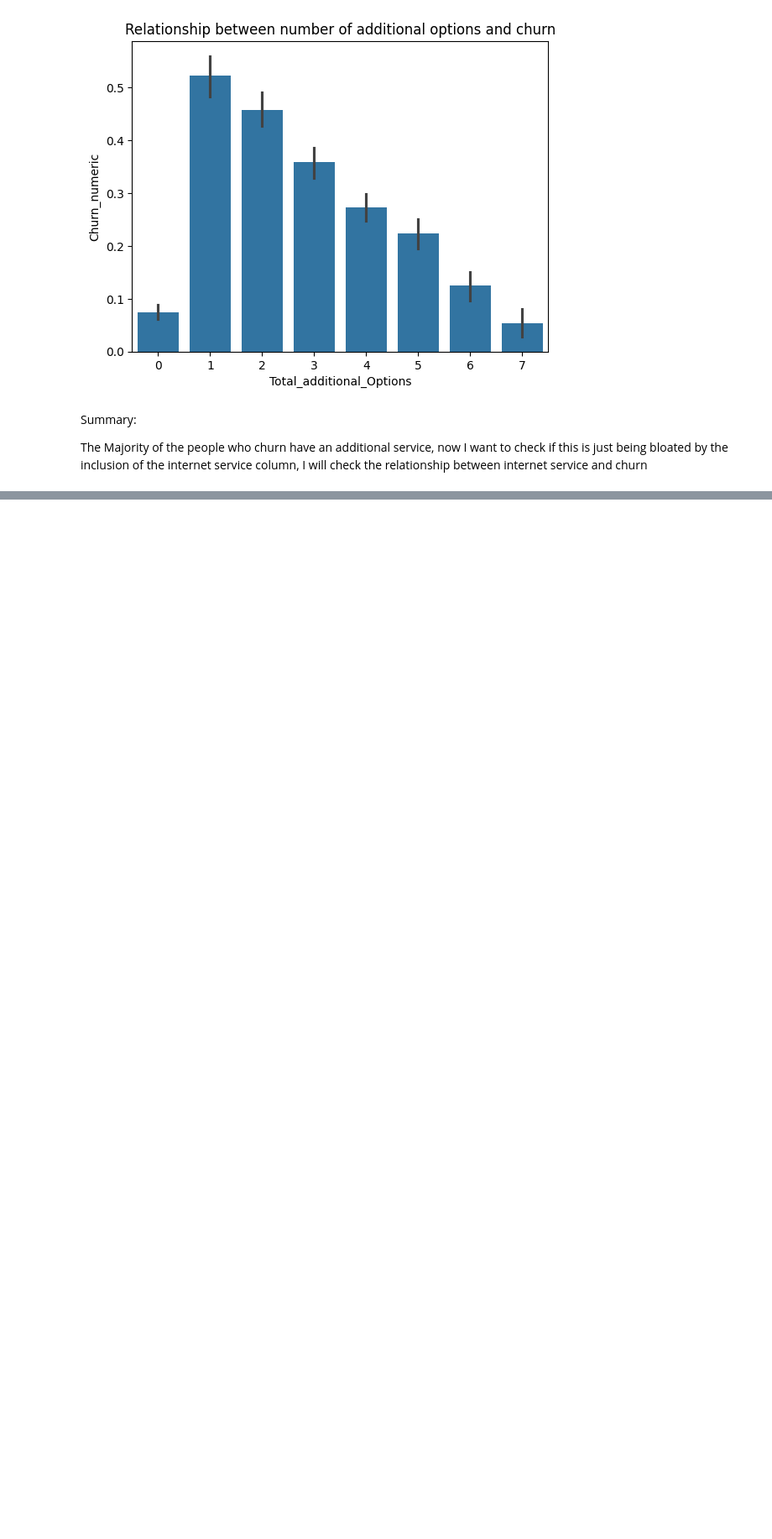
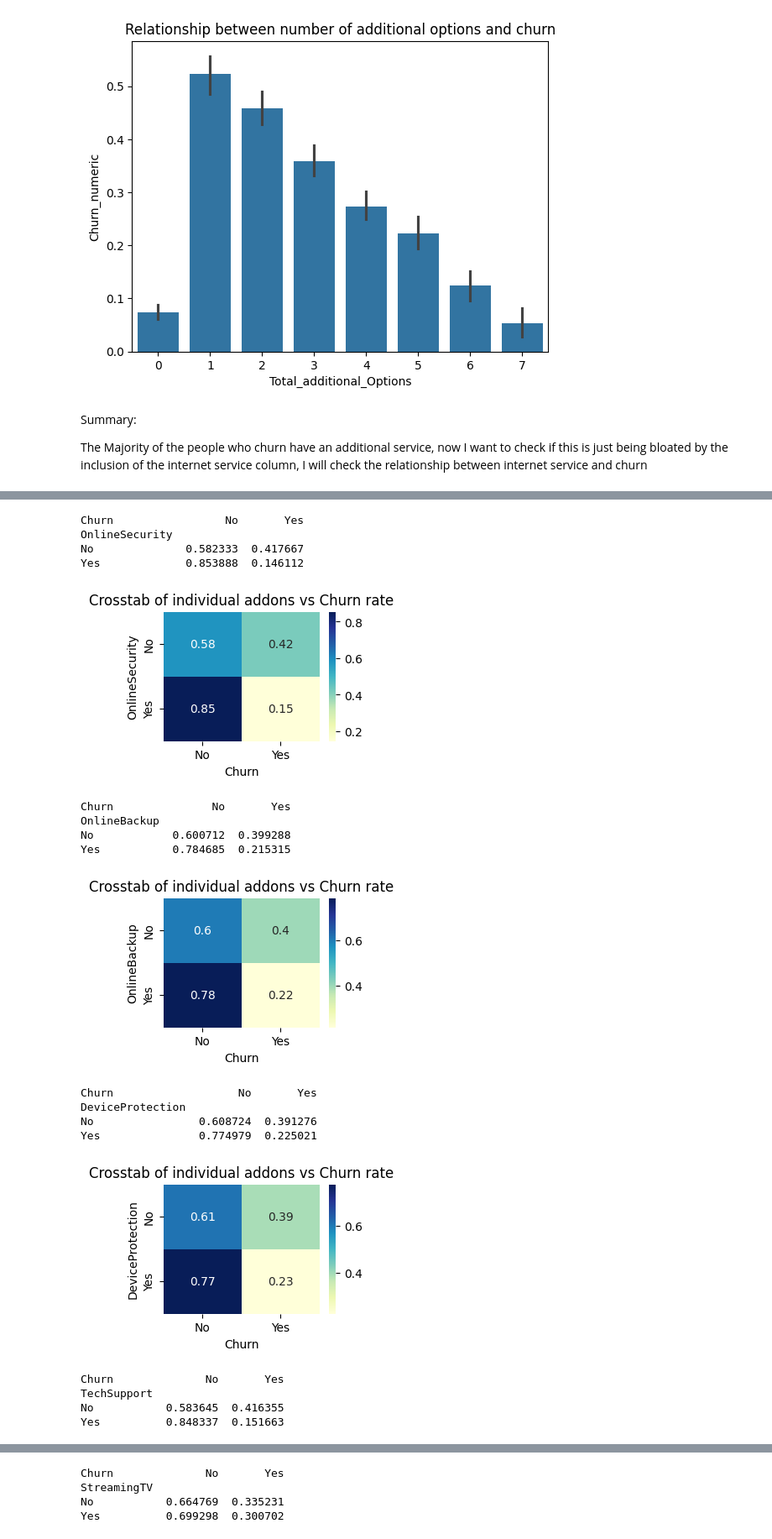
Before and after one commit to N-anle/TelecomChurnAnalysis, a Jupyter notebook: notebook.ipynb, the cells around one changed output, grey strips where cells are left out. Shown at 84% size. Drawn from its saved outputs; the diff is of its cells as text; code cells hidden in the pictures; blank space fills up the shorter version.

```diff
--- a/notebook.ipynb
+++ b/notebook.ipynb
@@ -507,0 +575,40 @@ The Majority of the people who churn have an additional service, now I want to c
+# %%
+#Creating a new df for just internet users for further analysis
+df_internet_users = df[df['InternetService'] != 'No']
+# %%
+individual_addons = ['OnlineSecurity',
+       'OnlineBackup', 'DeviceProtection', 'TechSupport', 'StreamingTV',
+       'StreamingMovies']
+
+
+for value in individual_addons:
+    crosstab_table = pd.crosstab(df_internet_users[f'{value}'], df_internet_users['Churn'], normalize = 'index')
+    print(crosstab_table)
+    plt.figure(figsize=(3,2))
+    sns.heatmap(
+       crosstab_table,
+       annot = True,
+       cmap= 'YlGnBu'
+    )
+    plt.title('Crosstab of individual addons vs Churn rate')
+    plt.show()
+# %% [output]
+Churn                 No       Yes
+OnlineSecurity
+No              0.582333  0.417667
+Yes             0.853888  0.146112
+[figure, added]
+Churn               No       Yes
+OnlineBackup
+No            0.600712  0.399288
+Yes           0.784685  0.215315
+[figure, added]
+Churn                   No       Yes
+DeviceProtection
+No                0.608724  0.391276
+Yes               0.774979  0.225021
+[figure, added]
+Churn              No       Yes
+TechSupport
+No           0.583645  0.416355
+Yes          0.848337  0.151663
@@ -507,0 +616,4 @@ The Majority of the people who churn have an additional service, now I want to c
+Churn              No       Yes
+StreamingTV
+No           0.664769  0.335231
+Yes          0.699298  0.300702
```
Also changed, not shown: parts of 12 cells of this notebook.
